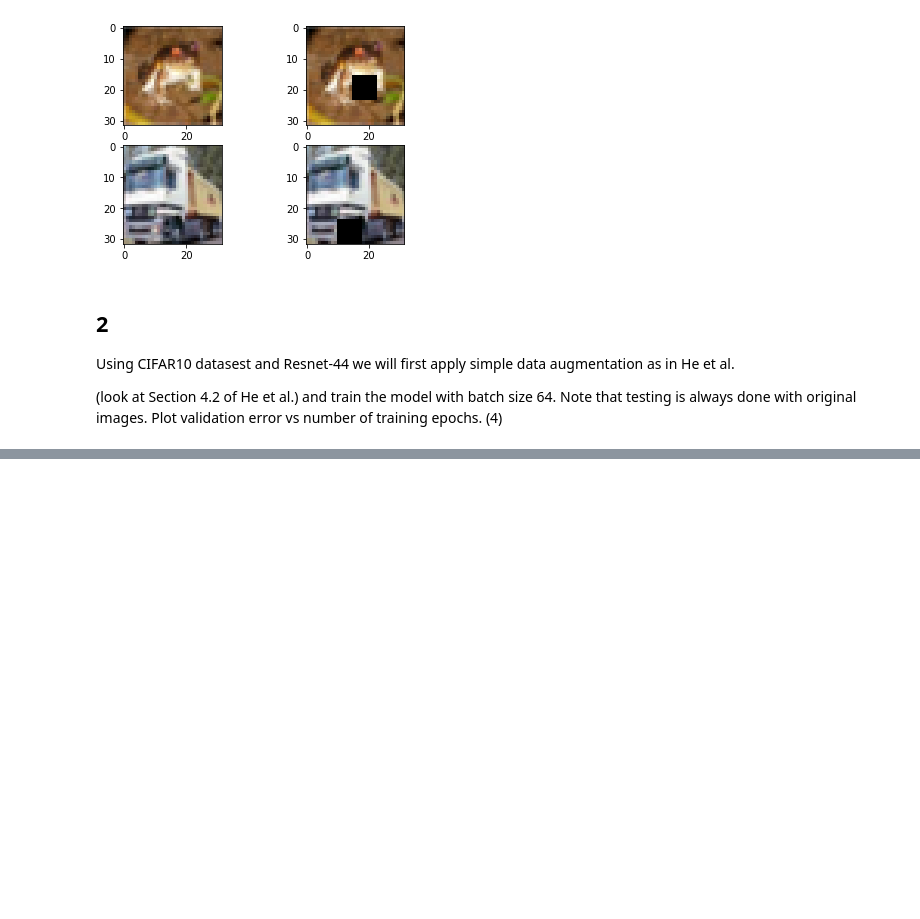
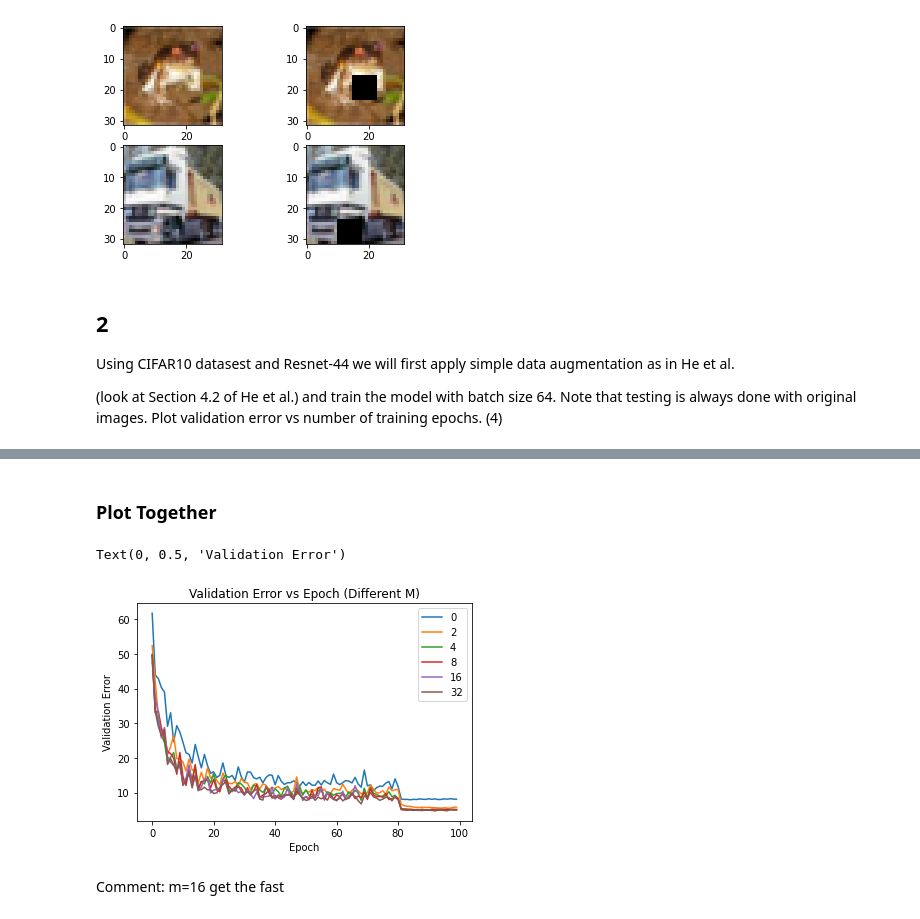
Before and after one commit to Xiang-Pan/NYU_DL_Sys, a Jupyter notebook: HW3/Problem4.ipynb, the cells around one changed output, grey strips where cells are left out. Drawn from its saved outputs; the diff is of its cells as text; code cells hidden in the pictures; blank space fills up the shorter version.

```diff
--- a/HW3/Problem4.ipynb
+++ b/HW3/Problem4.ipynb
@@ -158,0 +164,3 @@ lightning_module = ResNetLightningModule(batch_size=64, optimizer_name='SGD', au
+# %%
+data = pd.read_csv("./problem4/results/resnet44_simple_aug/results.csv")
+data
@@ -158,0 +271,18 @@ lightning_module = ResNetLightningModule(batch_size=64, optimizer_name='SGD', au
+# %% [markdown]
+### Plot Together
+# %%
+val_err_list  = np.array(val_err_list)
+# %%
+# val_err_list = np.array(val_err_list)
+import matplotlib.pyplot as plt
+for i in range(len(m_list)):
+    plt.plot(val_err_list[i])
+plt.legend(m_list)
+plt.title("Validation Error vs Epoch (Different M)")
+plt.xlabel("Epoch")
+plt.ylabel("Validation Error")
+# %% [output]
+Text(0, 0.5, 'Validation Error')
+[figure, added]
+# %% [markdown]
+Comment: m=16 get the fast
```
Also changed, not shown: parts of 11 cells of this notebook, 47 other files.
